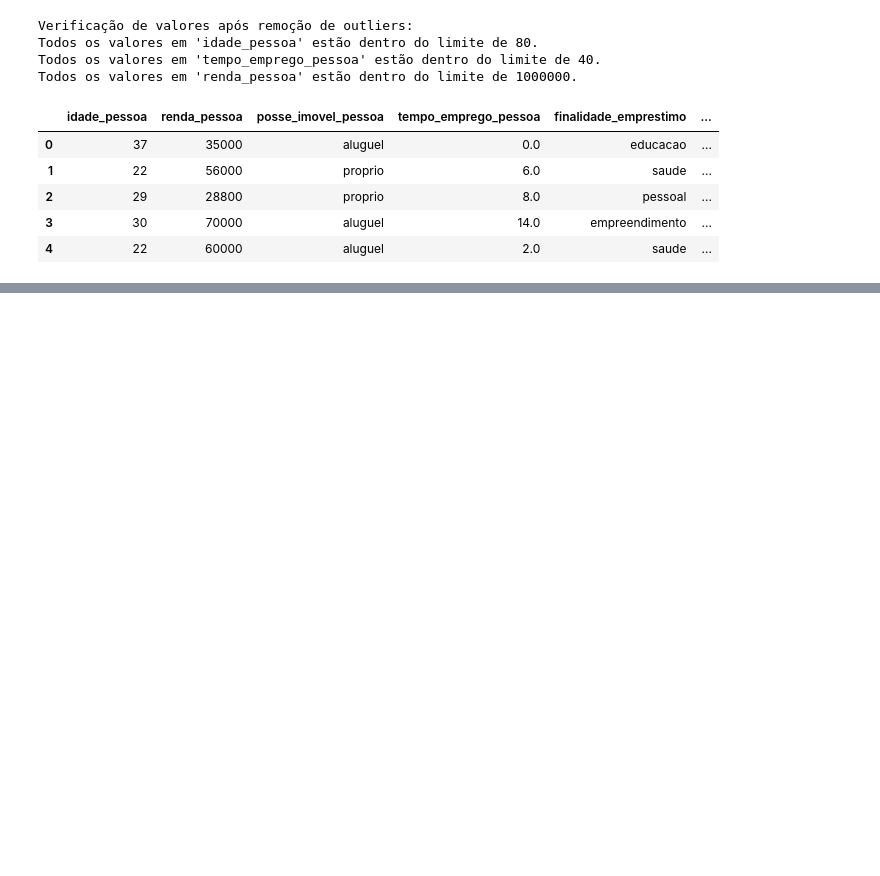
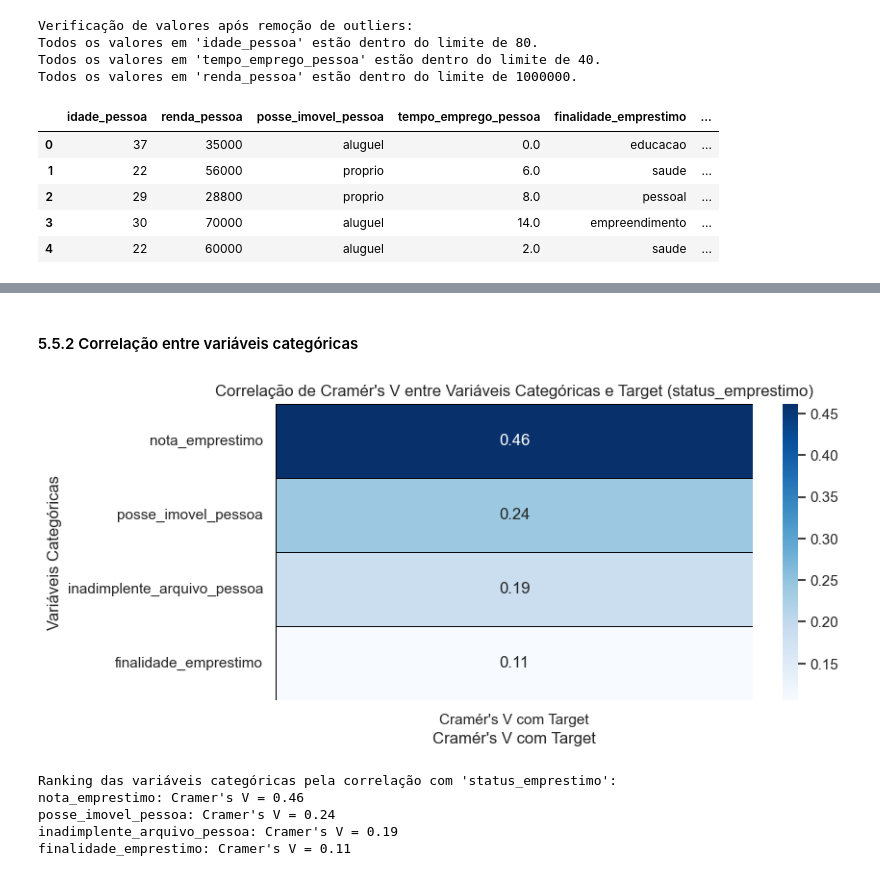
Before and after one commit to tnleite/loan-approval-prediction, a Jupyter notebook: 02-Analise/loan-approval-prediction.ipynb, the cells around one changed output, grey strips where cells are left out. Saved outputs shown, nothing was run; the diff lists cells and outputs as text; code cells hidden in the pictures; blank space fills up the shorter version.

```diff
--- a/02-Analise/loan-approval-prediction.ipynb
+++ b/02-Analise/loan-approval-prediction.ipynb
@@ -1205,0 +947,65 @@ Essas análises reforçam a importância de variáveis relacionadas à precifica
+# %% [markdown]
+#### 5.5.2 Correlação entre variáveis categóricas
+# %%
+# Função para calcular o Cramér's V
+def cramers_v(x, y):
+    confusion_matrix = pd.crosstab(x, y)
+    chi2 = ss.chi2_contingency(confusion_matrix)[0]
+    n = confusion_matrix.sum().sum()
+    phi2 = chi2 / n
+    r, k = confusion_matrix.shape
+    phi2corr = max(0, phi2 - ((k-1)*(r-1))/(n-1))
+    rcorr = r - ((r-1)**2)/(n-1)
+    kcorr = k - ((k-1)**2)/(n-1)
+    return np.sqrt(phi2corr / min((kcorr-1), (rcorr-1)))
+
+# Lista das colunas categóricas para análise
+colunas_categoricas = ["nota_emprestimo", "posse_imovel_pessoa", "inadimplente_arquivo_pessoa", "finalidade_emprestimo"]
+
+# Calculando o Cramér's V entre cada variável categórica e o target
+cramers_v_target = pd.DataFrame(index=colunas_categoricas, columns=['Cramér\'s V com Target'])
+
+for col in colunas_categoricas:
+    cramers_v_target.loc[col] = cramers_v(df[col], df['status_emprestimo'])
+
+# Convertendo os valores de Cramér's V para float para evitar erros
+cramers_v_target = cramers_v_target.astype(float)
+
+# Plotando o mapa de calor
+plt.figure(figsize=(8, 4))
+sns.heatmap(cramers_v_target, annot=True, fmt=".2f", cmap="Blues", cbar=True,
+            linewidths=0.5, linecolor='black')
+plt.title("Correlação de Cramér's V entre Variáveis Categóricas e Target (status_emprestimo)")
+plt.ylabel("Variáveis Categóricas")
+plt.xlabel("Cramér's V com Target")
+plt.show()
+# %% [output]
+[figure, added]
+# %%
+# Função para calcular o Cramer's V
+def cramers_v(x, y):
+    confusion_matrix = pd.crosstab(x, y)
+    chi2 = chi2_contingency(confusion_matrix)[0]
+    n = confusion_matrix.sum().sum()
+    r, k = confusion_matrix.shape
+    return np.sqrt(chi2 / (n * (min(r, k) - 1)))
+
+# Lista de variáveis categóricas
+colunas_categoricas = ['posse_imovel_pessoa', 'finalidade_emprestimo', 'nota_emprestimo', 'inadimplente_arquivo_pessoa']
+
+# Calculando o Cramer's V para cada variável categórica em relação ao target
+cramers_v_scores = {col: cramers_v(df[col], df['status_emprestimo']) for col in colunas_categoricas}
+
+# Ordenando as variáveis pela força da correlação
+ranking_categoricas = sorted(cramers_v_scores.items(), key=lambda x: x[1], reverse=True)
+
+# Exibindo o ranking
+print("Ranking das variáveis categóricas pela correlação com 'status_emprestimo':")
+for col, score in ranking_categoricas:
+    print(f"{col}: Cramer's V = {score:.2f}")
+# %% [output]
+Ranking das variáveis categóricas pela correlação com 'status_emprestimo':
+nota_emprestimo: Cramer's V = 0.46
+posse_imovel_pessoa: Cramer's V = 0.24
+inadimplente_arquivo_pessoa: Cramer's V = 0.19
+finalidade_emprestimo: Cramer's V = 0.11
```
Also changed, not shown: parts of 29 cells of this notebook.
